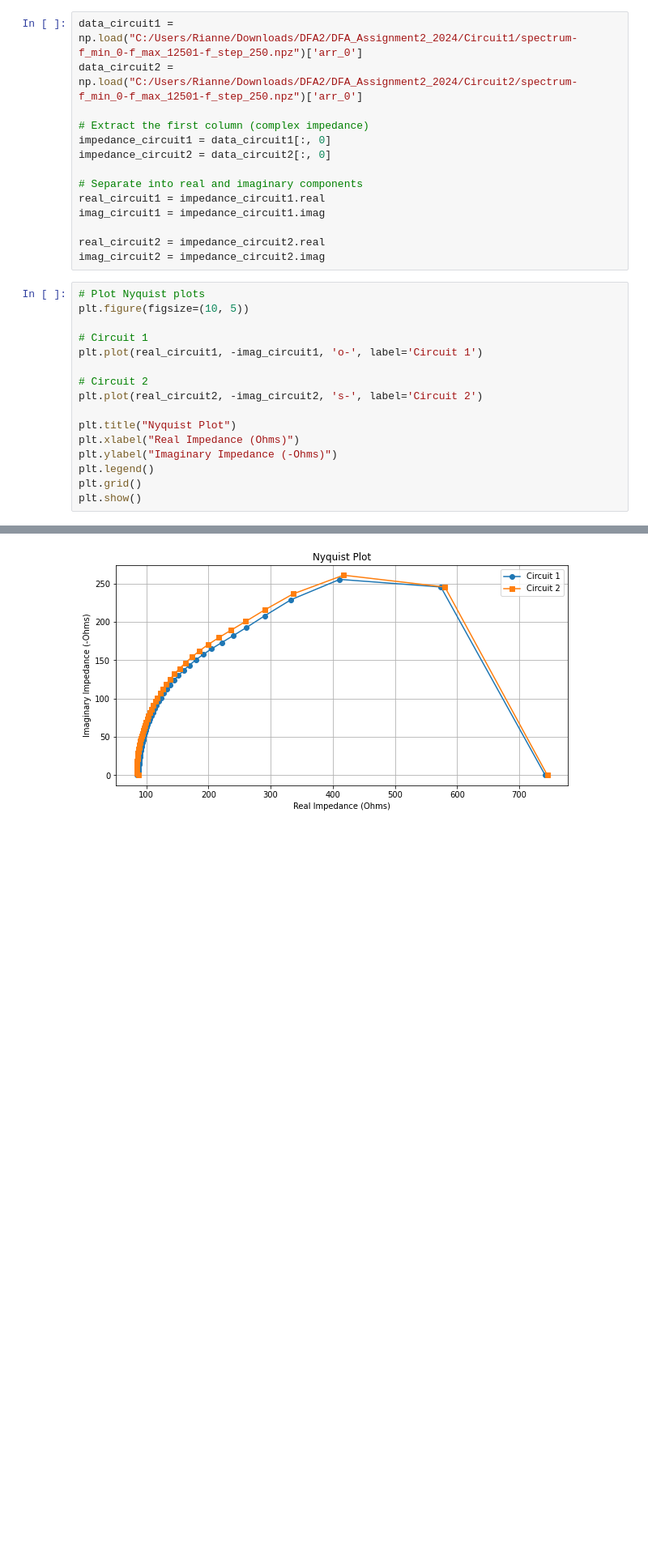
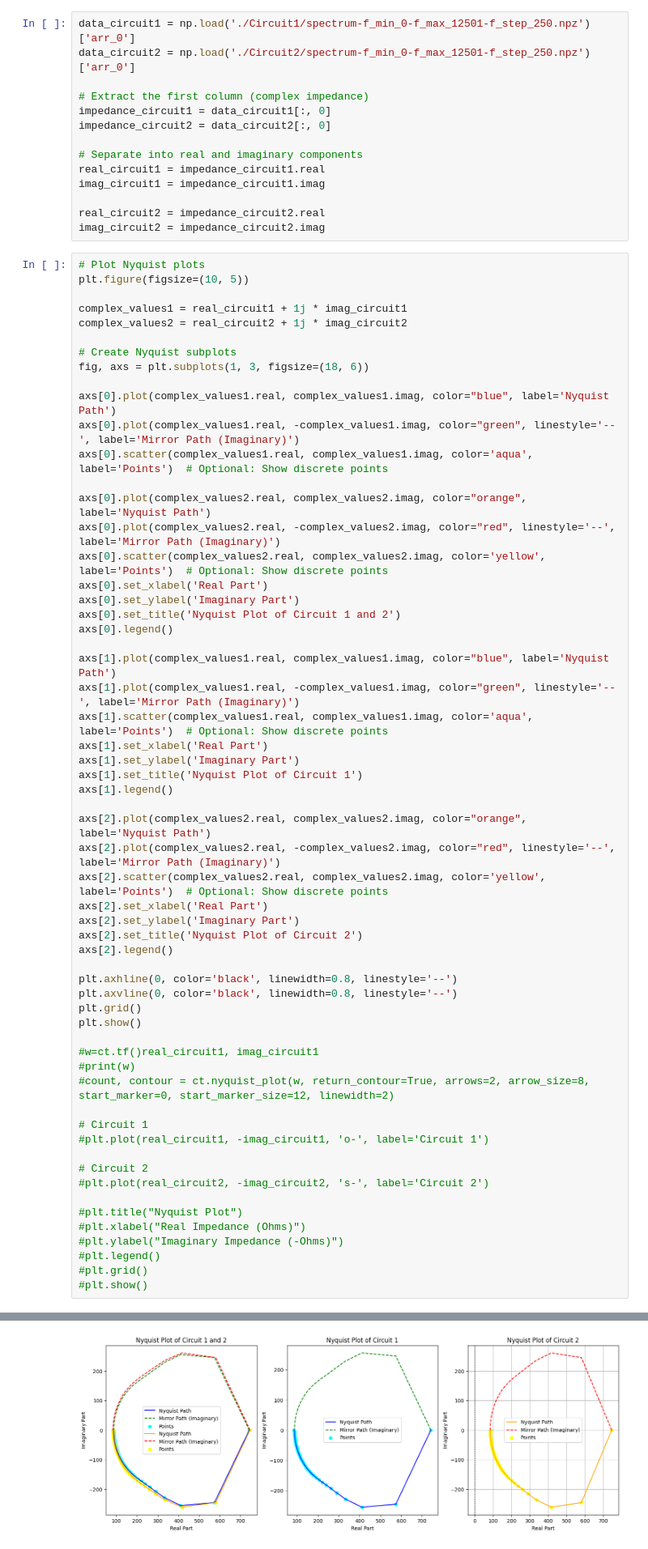
Before and after one commit to calvinbootsman/Data-Fusion-Architecture, a Jupyter notebook: DFA_ass_2.ipynb, the cells around one changed output, grey strips where cells are left out. Shown: that part at 81% size. Saved outputs shown, nothing was run; the diff lists cells and outputs as text; blank space fills up the shorter version.

Commit message:
Added Nyquist plots

```diff
--- a/DFA_ass_2.ipynb
+++ b/DFA_ass_2.ipynb
@@ -4,8 +4,8 @@ import matplotlib.pyplot as plt
 from scipy.optimize import minimize
 from scipy.stats import norm
 # %%
-data_circuit1 = np.load("C:/Users/Rianne/Downloads/DFA2/DFA_Assignment2_2024/Circuit1/spectrum-f_min_0-f_max_12501-f_step_250.npz")['arr_0']
-data_circuit2 = np.load("C:/Users/Rianne/Downloads/DFA2/DFA_Assignment2_2024/Circuit2/spectrum-f_min_0-f_max_12501-f_step_250.npz")['arr_0']
+data_circuit1 = np.load('./Circuit1/spectrum-f_min_0-f_max_12501-f_step_250.npz')['arr_0']
+data_circuit2 = np.load('./Circuit2/spectrum-f_min_0-f_max_12501-f_step_250.npz')['arr_0']
 
 # Extract the first column (complex impedance)
 impedance_circuit1 = data_circuit1[:, 0]
@@ -21,16 +21,59 @@ imag_circuit2 = impedance_circuit2.imag
 # Plot Nyquist plots
 plt.figure(figsize=(10, 5))
 
+complex_values1 = real_circuit1 + 1j * imag_circuit1
+complex_values2 = real_circuit2 + 1j * imag_circuit2
+
+# Create Nyquist subplots
+fig, axs = plt.subplots(1, 3, figsize=(18, 6))
+
+axs[0].plot(complex_values1.real, complex_values1.imag, color="blue", label='Nyquist Path')
+axs[0].plot(complex_values1.real, -complex_values1.imag, color="green", linestyle='--', label='Mirror Path (Imaginary)')
+axs[0].scatter(complex_values1.real, complex_values1.imag, color='aqua', label='Points')  # Optional: Show discrete points
+
+axs[0].plot(complex_values2.real, complex_values2.imag, color="orange", label='Nyquist Path')
+axs[0].plot(complex_values2.real, -complex_values2.imag, color="red", linestyle='--', label='Mirror Path (Imaginary)')
+axs[0].scatter(complex_values2.real, complex_values2.imag, color='yellow', label='Points')  # Optional: Show discrete points
+axs[0].set_xlabel('Real Part')
+axs[0].set_ylabel('Imaginary Part')
+axs[0].set_title('Nyquist Plot of Circuit 1 and 2')
+axs[0].legend()
+
+axs[1].plot(complex_values1.real, complex_values1.imag, color="blue", label='Nyquist Path')
+axs[1].plot(complex_values1.real, -complex_values1.imag, color="green", linestyle='--', label='Mirror Path (Imaginary)')
+axs[1].scatter(complex_values1.real, complex_values1.imag, color='aqua', label='Points')  # Optional: Show discrete points
+axs[1].set_xlabel('Real Part')
+axs[1].set_ylabel('Imaginary Part')
+axs[1].set_title('Nyquist Plot of Circuit 1')
+axs[1].legend()
+
+axs[2].plot(complex_values2.real, complex_values2.imag, color="orange", label='Nyquist Path')
+axs[2].plot(complex_values2.real, -complex_values2.imag, color="red", linestyle='--', label='Mirror Path (Imaginary)')
+axs[2].scatter(complex_values2.real, complex_values2.imag, color='yellow', label='Points')  # Optional: Show discrete points
+axs[2].set_xlabel('Real Part')
+axs[2].set_ylabel('Imaginary Part')
+axs[2].set_title('Nyquist Plot of Circuit 2')
+axs[2].legend()
+
+plt.axhline(0, color='black', linewidth=0.8, linestyle='--')
+plt.axvline(0, color='black', linewidth=0.8, linestyle='--')
+plt.grid()
+plt.show()
+
+#w=ct.tf()real_circuit1, imag_circuit1
+#print(w)
+#count, contour = ct.nyquist_plot(w, return_contour=True, arrows=2, arrow_size=8, start_marker=0, start_marker_size=12, linewidth=2)
+
 # Circuit 1
-plt.plot(real_circuit1, -imag_circuit1, 'o-', label='Circuit 1')
+#plt.plot(real_circuit1, -imag_circuit1, 'o-', label='Circuit 1')
 
 # Circuit 2
-plt.plot(real_circuit2, -imag_circuit2, 's-', label='Circuit 2')
+#plt.plot(real_circuit2, -imag_circuit2, 's-', label='Circuit 2')
 
-plt.title("Nyquist Plot")
-plt.xlabel("Real Impedance (Ohms)")
-plt.ylabel("Imaginary Impedance (-Ohms)")
-plt.legend()
-plt.grid()
-plt.show()
+#plt.title("Nyquist Plot")
+#plt.xlabel("Real Impedance (Ohms)")
+#plt.ylabel("Imaginary Impedance (-Ohms)")
+#plt.legend()
+#plt.grid()
+#plt.show()
 # %% [output]
@@ -37,4 +81,4 @@ plt.show()
-[figure, old version]
+[figure, new version]
 # %%
 # Define models for Circuit A and Circuit B
 def model_circuit_a(frequencies, R, C):
```
Also changed, not shown: parts of 1 cell of this notebook, 1 other file.
